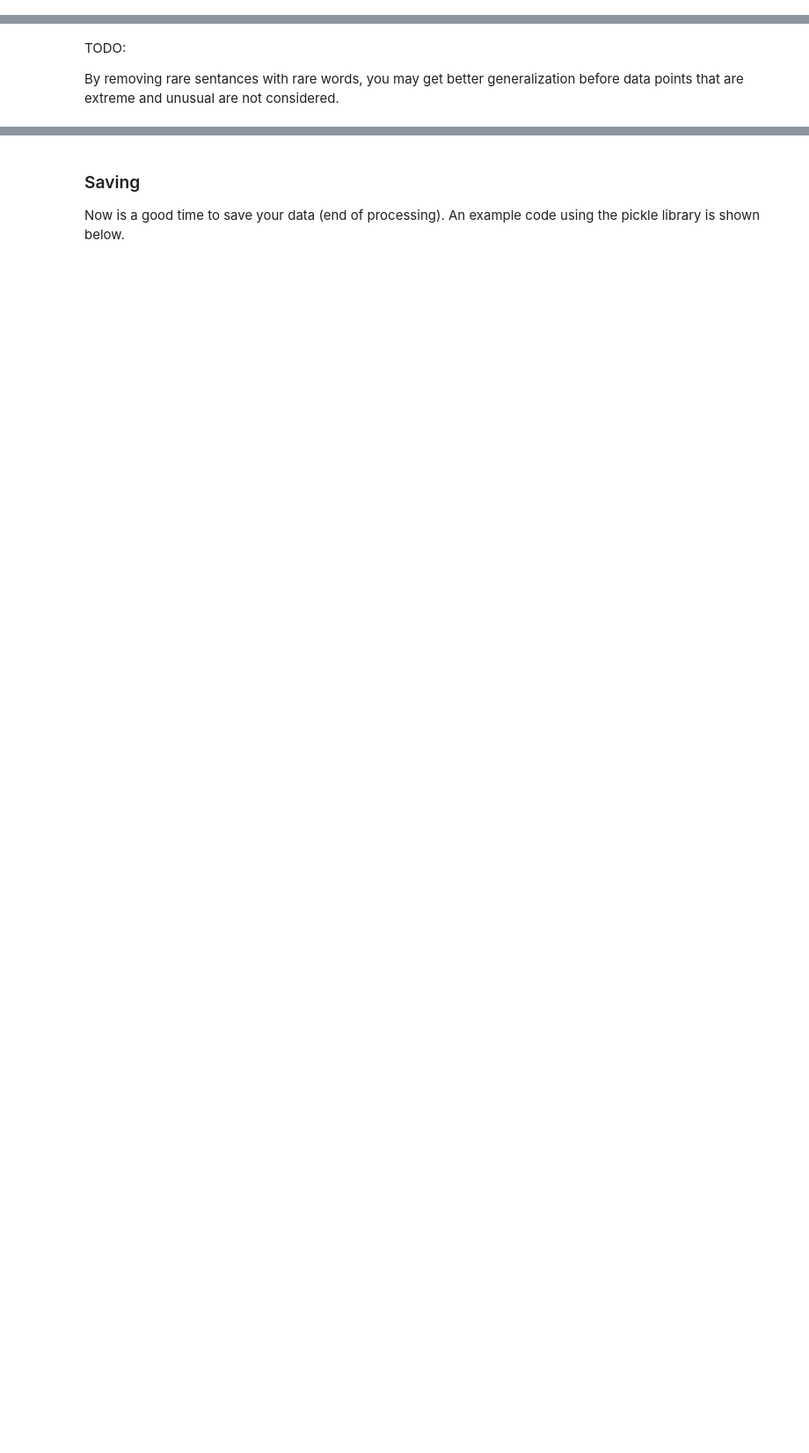
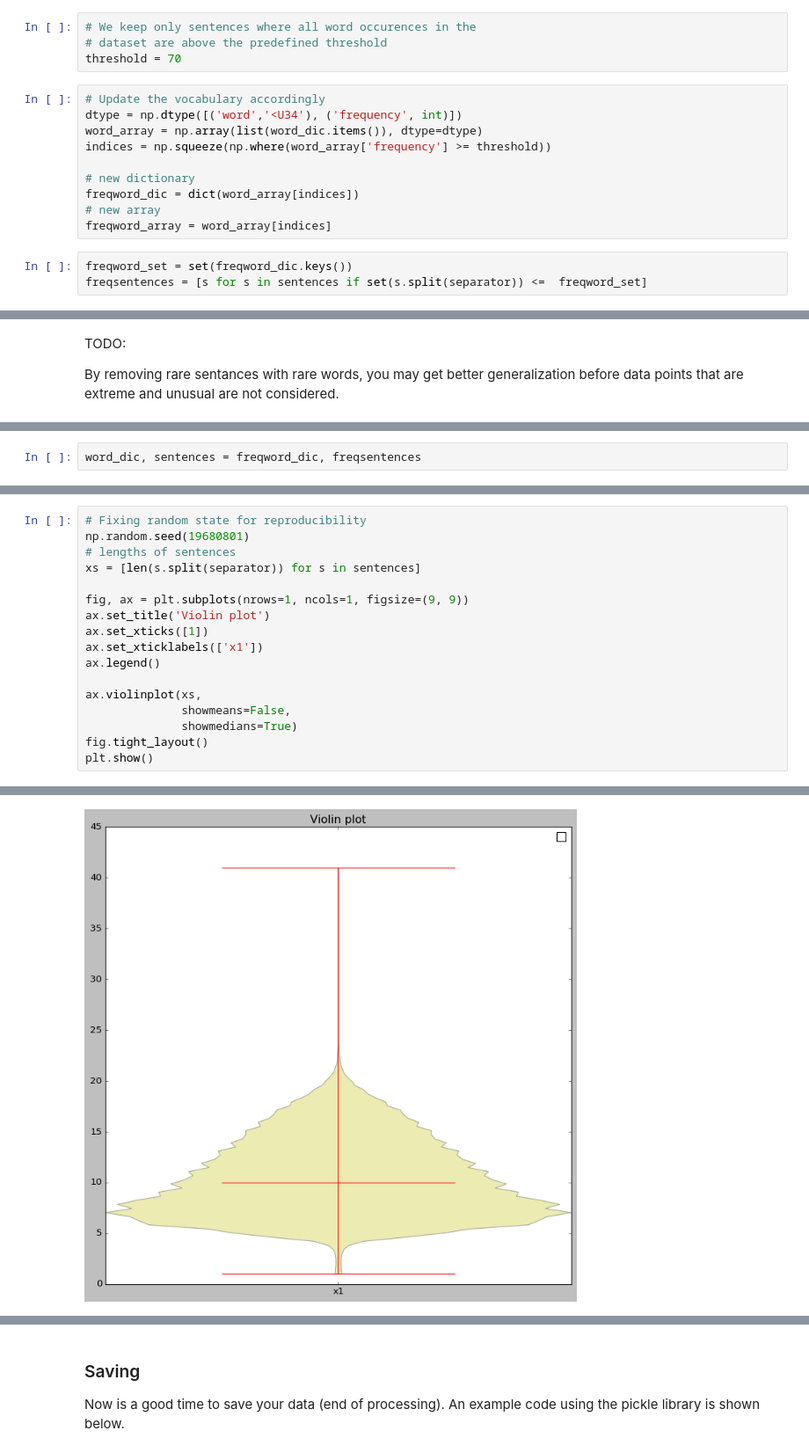
Before and after one commit to FredrikBixo/ChatBot, a Jupyter notebook: miniproject2_ChatBot.ipynb, the cells around one changed output, grey strips where cells are left out. Shown at 88% size. Drawn from its saved outputs; the diff is of its cells as text; blank space fills up the shorter version.

```diff
--- a/miniproject2_ChatBot.ipynb
+++ b/miniproject2_ChatBot.ipynb
@@ -292,0 +363,17 @@ new number of sentances: 84392
+# %%
+# We keep only sentences where all word occurences in the
+# dataset are above the predefined threshold
+threshold = 70
+# %%
+# Update the vocabulary accordingly
+dtype = np.dtype([('word','<U34'), ('frequency', int)])
+word_array = np.array(list(word_dic.items()), dtype=dtype)
+indices = np.squeeze(np.where(word_array['frequency'] >= threshold))
+
+# new dictionary
+freqword_dic = dict(word_array[indices])
+# new array
+freqword_array = word_array[indices]
+# %%
+freqword_set = set(freqword_dic.keys())
+freqsentences = [s for s in sentences if set(s.split(separator)) <=  freqword_set]
@@ -364,0 +423,2 @@ filtered_sentences = pad_sequences(sentances, maxlen=60, dtype='int32', padding=
+# %%
+word_dic, sentences = freqword_dic, freqsentences
@@ -364,0 +428,18 @@ filtered_sentences = pad_sequences(sentances, maxlen=60, dtype='int32', padding=
+# %%
+# Fixing random state for reproducibility
+np.random.seed(19680801)
+# lengths of sentences
+xs = [len(s.split(separator)) for s in sentences]
+
+fig, ax = plt.subplots(nrows=1, ncols=1, figsize=(9, 9))
+ax.set_title('Violin plot')
+ax.set_xticks([1])
+ax.set_xticklabels(['x1'])
+ax.legend()
+
+ax.violinplot(xs,
+              showmeans=False,
+              showmedians=True)
+fig.tight_layout()
+plt.show()
+# %% [output]
@@ -364,0 +447 @@ filtered_sentences = pad_sequences(sentances, maxlen=60, dtype='int32', padding=
+[figure, added]
```
Also changed, not shown: parts of 52 cells of this notebook.
